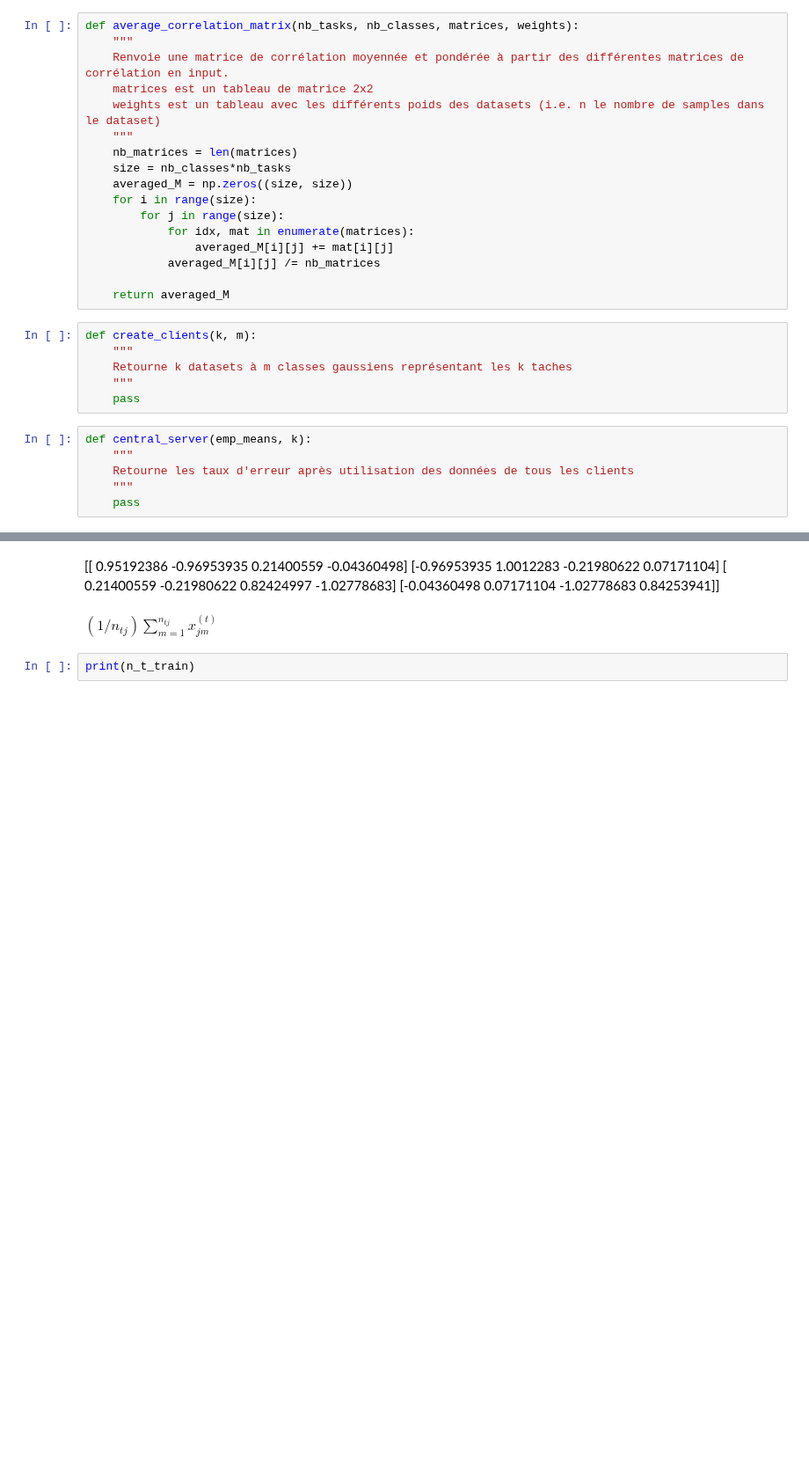
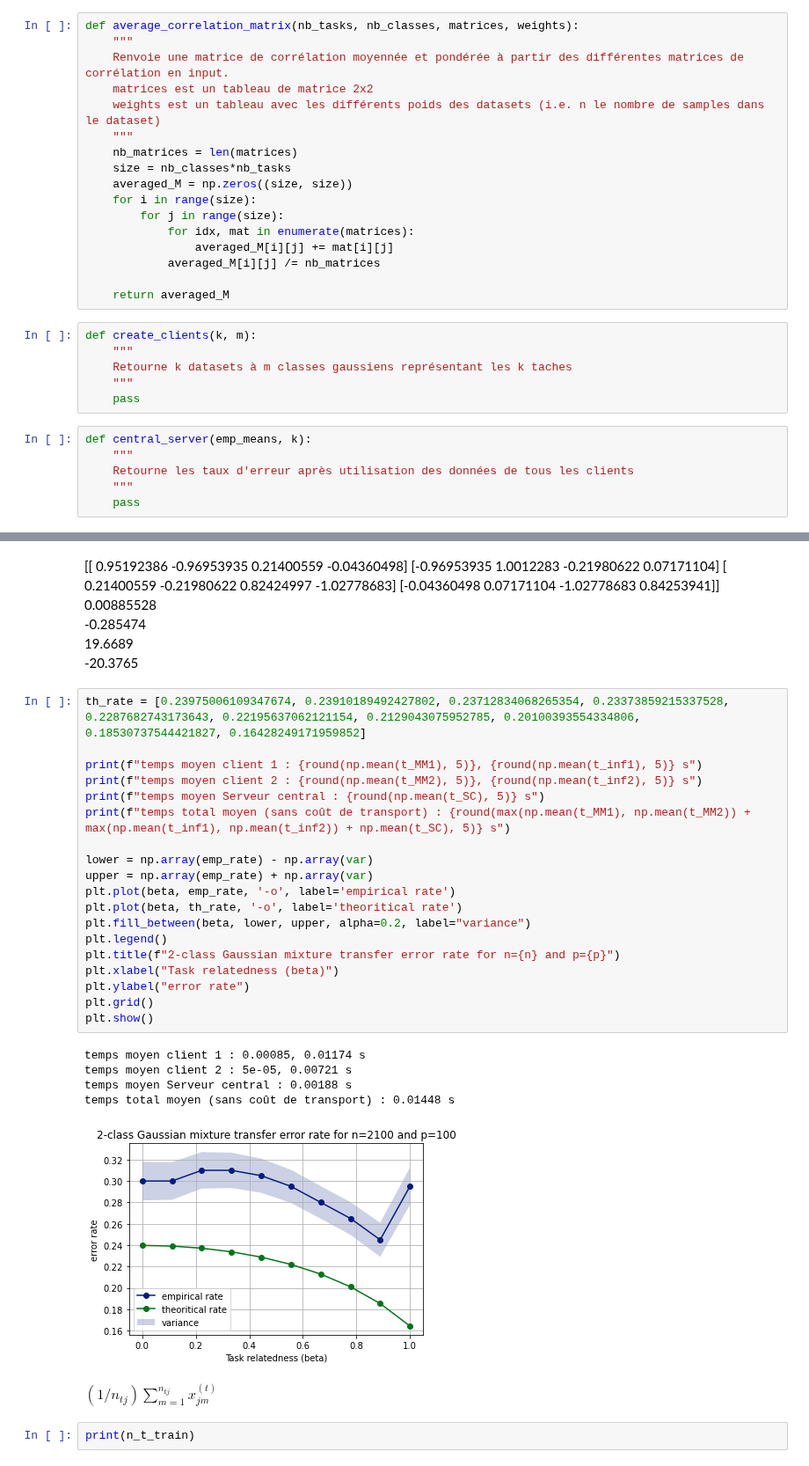
Before and after one commit to Sami-fak/DistributedMTLSPCA, a Jupyter notebook: binary-based_MTL.ipynb, the cells around one changed output, grey strips where cells are left out. Shown at 88% size. Drawn from its saved outputs; the diff is of its cells as text; blank space fills up the shorter version.

```diff
--- a/binary-based_MTL.ipynb
+++ b/binary-based_MTL.ipynb
@@ -776,6 +955,35 @@ Correlation Matrix :
  [-0.96953935  1.0012283  -0.21980622  0.07171104]
  [ 0.21400559 -0.21980622  0.82424997 -1.02778683]
  [-0.04360498  0.07171104 -1.02778683  0.84253941]]
+ 0.00885528
+ -0.285474
+   19.6689
+  -20.3765
+# %%
+th_rate = [0.23975006109347674, 0.23910189492427802, 0.23712834068265354, 0.23373859215337528, 0.2287682743173643, 0.22195637062121154, 0.2129043075952785, 0.20100393554334806, 0.18530737544421827, 0.16428249171959852]
+
+print(f"temps moyen client 1 : {round(np.mean(t_MM1), 5)}, {round(np.mean(t_inf1), 5)} s")
+print(f"temps moyen client 2 : {round(np.mean(t_MM2), 5)}, {round(np.mean(t_inf2), 5)} s")
+print(f"temps moyen Serveur central : {round(np.mean(t_SC), 5)} s")
+print(f"temps total moyen (sans coût de transport) : {round(max(np.mean(t_MM1), np.mean(t_MM2)) + max(np.mean(t_inf1), np.mean(t_inf2)) + np.mean(t_SC), 5)} s")
+
+lower = np.array(emp_rate) - np.array(var)
+upper = np.array(emp_rate) + np.array(var)
+plt.plot(beta, emp_rate, '-o', label='empirical rate')
+plt.plot(beta, th_rate, '-o', label='theoritical rate')
+plt.fill_between(beta, lower, upper, alpha=0.2, label="variance")
+plt.legend()
+plt.title(f"2-class Gaussian mixture transfer error rate for n={n} and p={p}")
+plt.xlabel("Task relatedness (beta)")
+plt.ylabel("error rate")
+plt.grid()
+plt.show()
+# %% [output]
+temps moyen client 1 : 0.00085, 0.01174 s
+temps moyen client 2 : 5e-05, 0.00721 s
+temps moyen Serveur central : 0.00188 s
+temps total moyen (sans coût de transport) : 0.01448 s
+[figure, added]
 # %% [markdown]
 $(1/n_{tj})\sum_{m=1}^{n_{tj}} x^{(t)}_{jm}$
 # %%
```
Also changed, not shown: parts of 13 cells of this notebook.
